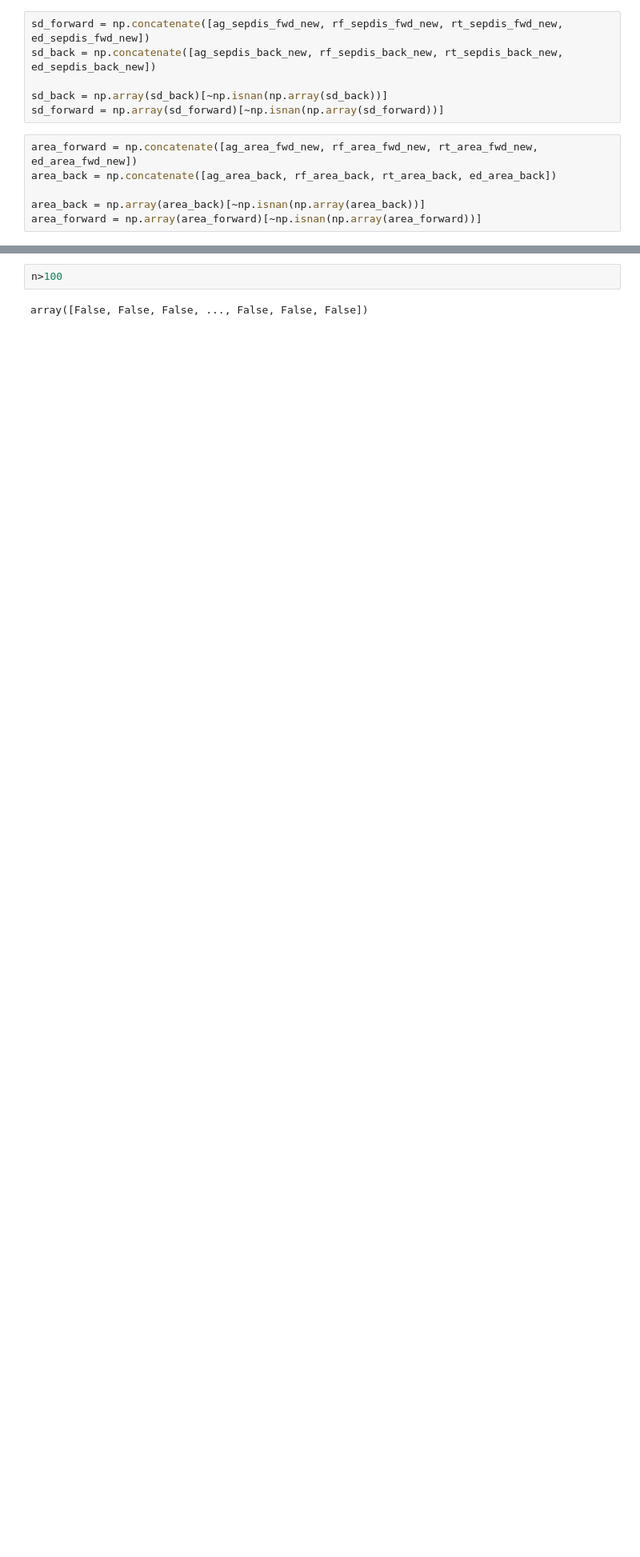
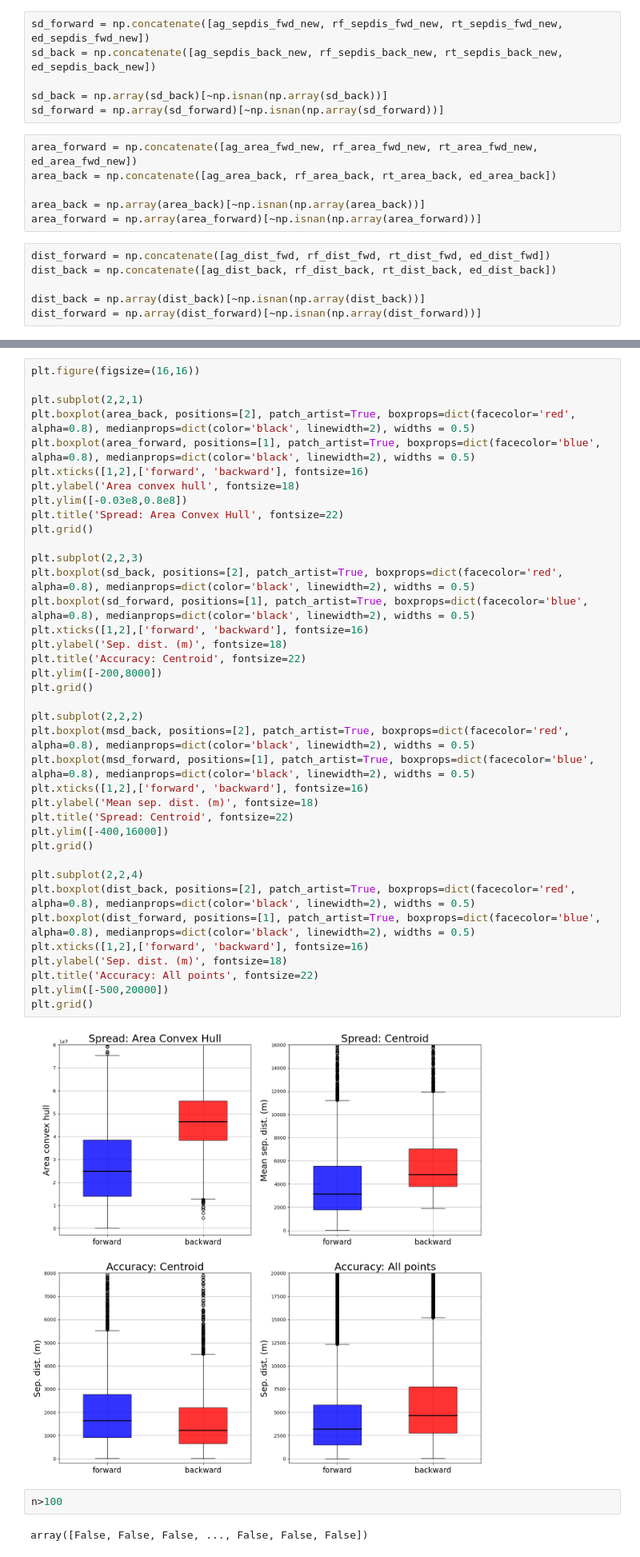
Before and after one commit to bentemoe/backtrack_opendrift, a Jupyter notebook: pick_random_fwd_as_truth_oceandrift_48h/Analysis_all.ipynb, the cells around one changed output, grey strips where cells are left out. Shown at 80% size. Saved outputs shown, nothing was run; the diff lists cells and outputs as text; blank space fills up the shorter version.

```diff
--- a/pick_random_fwd_as_truth_oceandrift_48h/Analysis_all.ipynb
+++ b/pick_random_fwd_as_truth_oceandrift_48h/Analysis_all.ipynb
@@ -74,6 +84,12 @@ area_back = np.concatenate([ag_area_back, rf_area_back, rt_area_back, ed_area_ba
 
 area_back = np.array(area_back)[~np.isnan(np.array(area_back))]
 area_forward = np.array(area_forward)[~np.isnan(np.array(area_forward))]
+# %%
+dist_forward = np.concatenate([ag_dist_fwd, rf_dist_fwd, rt_dist_fwd, ed_dist_fwd])
+dist_back = np.concatenate([ag_dist_back, rf_dist_back, rt_dist_back, ed_dist_back])
+
+dist_back = np.array(dist_back)[~np.isnan(np.array(dist_back))]
+dist_forward = np.array(dist_forward)[~np.isnan(np.array(dist_forward))]
 # %%
 plt.figure(figsize=(21,6))
 
@@ -108,3 +124,43 @@ plt.grid()
+# %%
+plt.figure(figsize=(16,16))
+
+plt.subplot(2,2,1)
+plt.boxplot(area_back, positions=[2], patch_artist=True, boxprops=dict(facecolor='red', alpha=0.8), medianprops=dict(color='black', linewidth=2), widths = 0.5)
+plt.boxplot(area_forward, positions=[1], patch_artist=True, boxprops=dict(facecolor='blue', alpha=0.8), medianprops=dict(color='black', linewidth=2), widths = 0.5)
+plt.xticks([1,2],['forward', 'backward'], fontsize=16)
+plt.ylabel('Area convex hull', fontsize=18)
+plt.ylim([-0.03e8,0.8e8])
+plt.title('Spread: Area Convex Hull', fontsize=22)
+plt.grid()
+
+plt.subplot(2,2,3)
+plt.boxplot(sd_back, positions=[2], patch_artist=True, boxprops=dict(facecolor='red', alpha=0.8), medianprops=dict(color='black', linewidth=2), widths = 0.5)
+plt.boxplot(sd_forward, positions=[1], patch_artist=True, boxprops=dict(facecolor='blue', alpha=0.8), medianprops=dict(color='black', linewidth=2), widths = 0.5)
+plt.xticks([1,2],['forward', 'backward'], fontsize=16)
+plt.ylabel('Sep. dist. (m)', fontsize=18)
+plt.title('Accuracy: Centroid', fontsize=22)
+plt.ylim([-200,8000])
+plt.grid()
+
+plt.subplot(2,2,2)
+plt.boxplot(msd_back, positions=[2], patch_artist=True, boxprops=dict(facecolor='red', alpha=0.8), medianprops=dict(color='black', linewidth=2), widths = 0.5)
+plt.boxplot(msd_forward, positions=[1], patch_artist=True, boxprops=dict(facecolor='blue', alpha=0.8), medianprops=dict(color='black', linewidth=2), widths = 0.5)
+plt.xticks([1,2],['forward', 'backward'], fontsize=16)
+plt.ylabel('Mean sep. dist. (m)', fontsize=18)
+plt.title('Spread: Centroid', fontsize=22)
+plt.ylim([-400,16000])
+plt.grid()
+
+plt.subplot(2,2,4)
+plt.boxplot(dist_back, positions=[2], patch_artist=True, boxprops=dict(facecolor='red', alpha=0.8), medianprops=dict(color='black', linewidth=2), widths = 0.5)
+plt.boxplot(dist_forward, positions=[1], patch_artist=True, boxprops=dict(facecolor='blue', alpha=0.8), medianprops=dict(color='black', linewidth=2), widths = 0.5)
+plt.xticks([1,2],['forward', 'backward'], fontsize=16)
+plt.ylabel('Sep. dist. (m)', fontsize=18)
+plt.title('Accuracy: All points', fontsize=22)
+plt.ylim([-500,20000])
+plt.grid()
+# %% [output]
+[figure, added]
 # %%
 n>100
 # %% [output]
```
Also changed, not shown: parts of 12 cells of this notebook, 33 other files.
